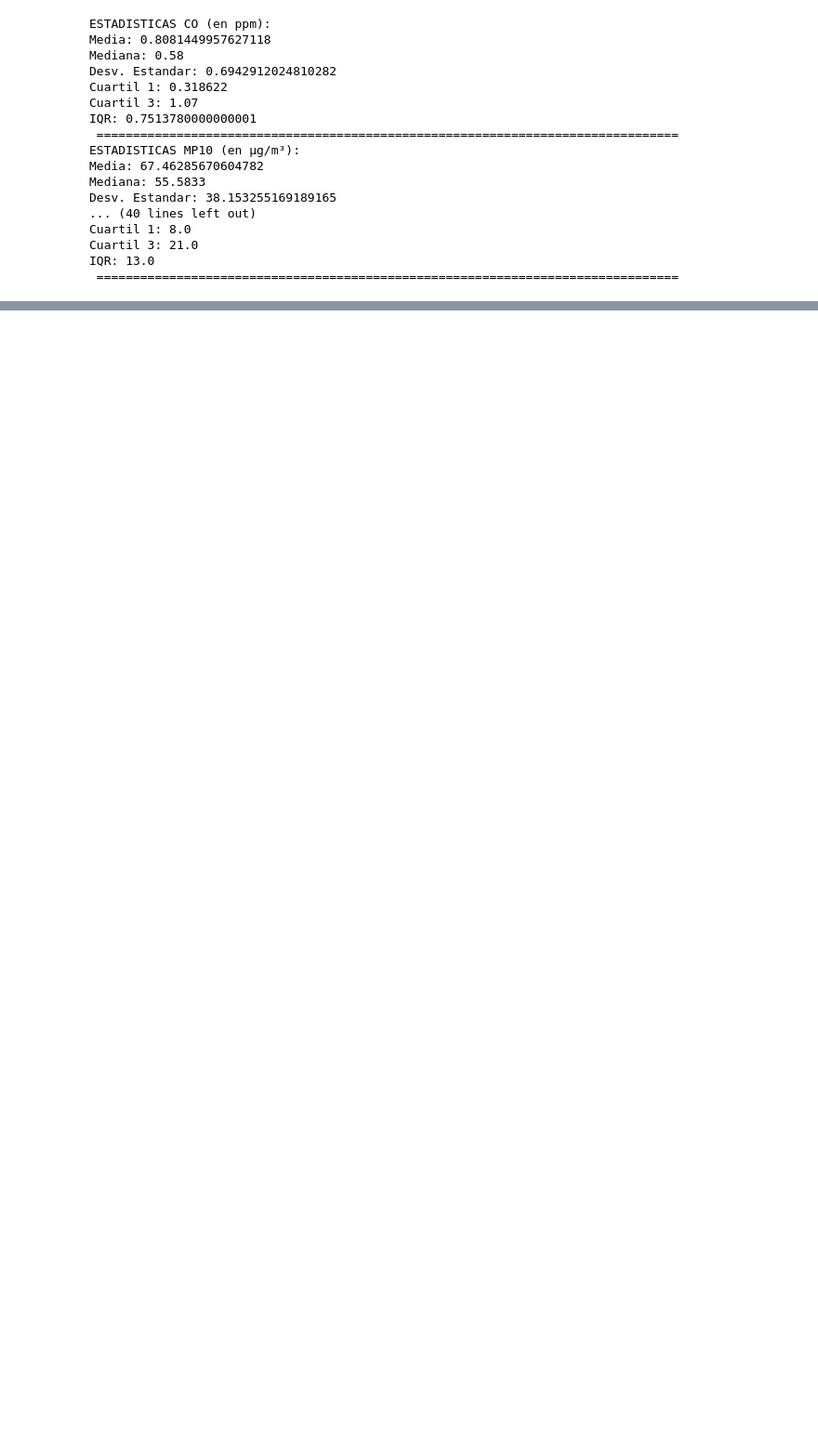
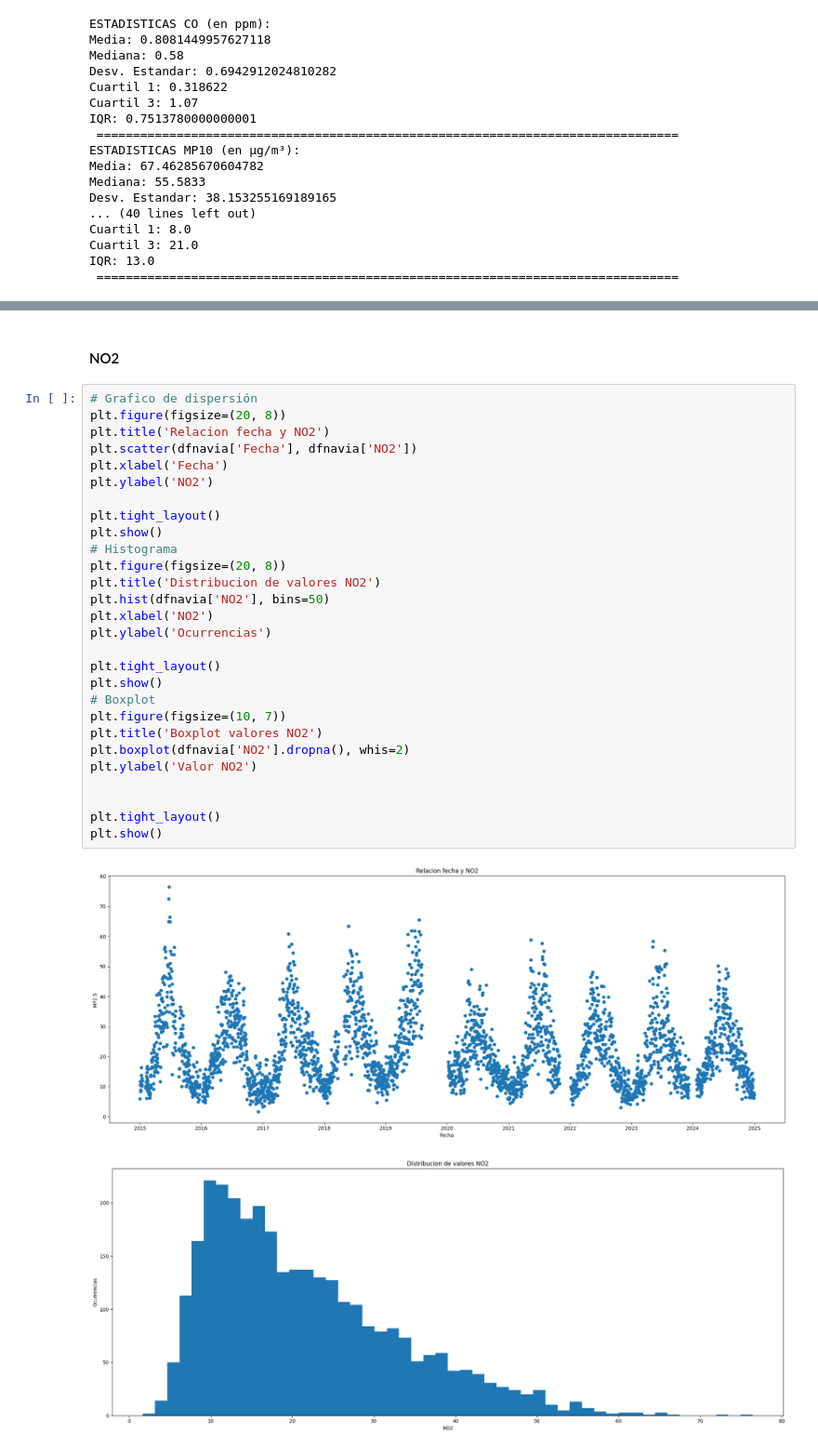
Before and after one commit to Seba-RC/AnalisisContaminacionAire, a Jupyter notebook: AnalisisDatos.ipynb, the cells around one changed output, grey strips where cells are left out. Shown at 93% size. Drawn from its saved outputs; the diff is of its cells as text; blank space fills up the shorter version.

```diff
--- a/AnalisisDatos.ipynb
+++ b/AnalisisDatos.ipynb
@@ -436,0 +518,33 @@ plt.show()
+# %% [markdown]
+#### NO2
+# %%
+# Grafico de dispersión
+plt.figure(figsize=(20, 8))
+plt.title('Relacion fecha y NO2')
+plt.scatter(dfnavia['Fecha'], dfnavia['NO2'])
+plt.xlabel('Fecha')
+plt.ylabel('NO2')
+
+plt.tight_layout()
+plt.show()
+# Histograma
+plt.figure(figsize=(20, 8))
+plt.title('Distribucion de valores NO2')
+plt.hist(dfnavia['NO2'], bins=50)
+plt.xlabel('NO2')
+plt.ylabel('Ocurrencias')
+
+plt.tight_layout()
+plt.show()
+# Boxplot
+plt.figure(figsize=(10, 7))
+plt.title('Boxplot valores NO2')
+plt.boxplot(dfnavia['NO2'].dropna(), whis=2)
+plt.ylabel('Valor NO2')
+
+
+plt.tight_layout()
+plt.show()
+# %% [output]
+[figure, added]
+[figure, added]
```
Also changed, not shown: parts of 18 cells of this notebook.
